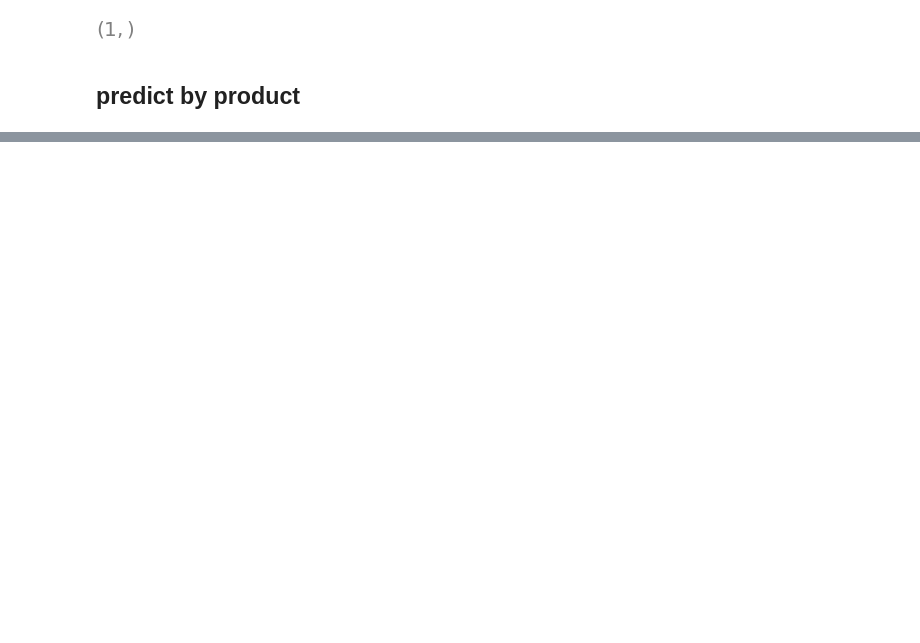
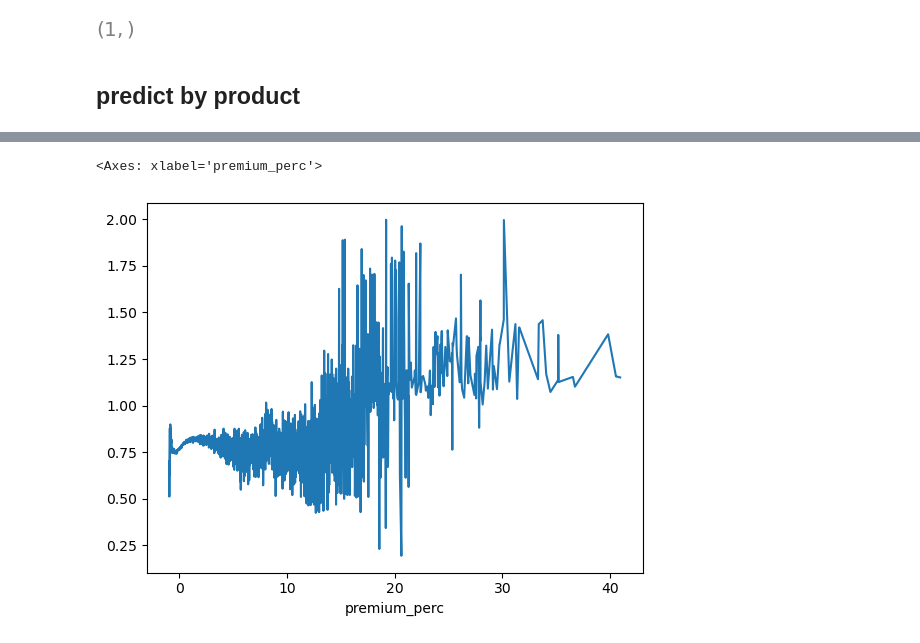
Before and after one commit to hw79chopin/ec2-deepiv-training-v200, a Jupyter notebook: jupyter/5_2_4_Modeling (Deep IV v200, training, EC2).ipynb, the cells around one changed output, grey strips where cells are left out. Cells and saved outputs as stored; diff of their text form; code cells hidden in the pictures; blank space fills up the shorter version.

```diff
--- a/jupyter/5_2_4_Modeling (Deep IV v200, training, EC2).ipynb
+++ b/jupyter/5_2_4_Modeling (Deep IV v200, training, EC2).ipynb
@@ -452,2 +463,5 @@ df_pred_results[['itt_hour_log_pred', 'premium_perc']].describe(percentiles=[0.0
 # %%
-df_pred_results.groupby('premium_perc_r2')['itt_hour_log_pred'].mean().plot()
+df_pred_results.groupby(df_pred_results['premium_perc'].round(2))['itt_hour_log_pred'].mean().plot()
+# %% [output]
+<Axes: xlabel='premium_perc'>
+[figure, added]
```
Also changed, not shown: parts of 10 cells of this notebook.
